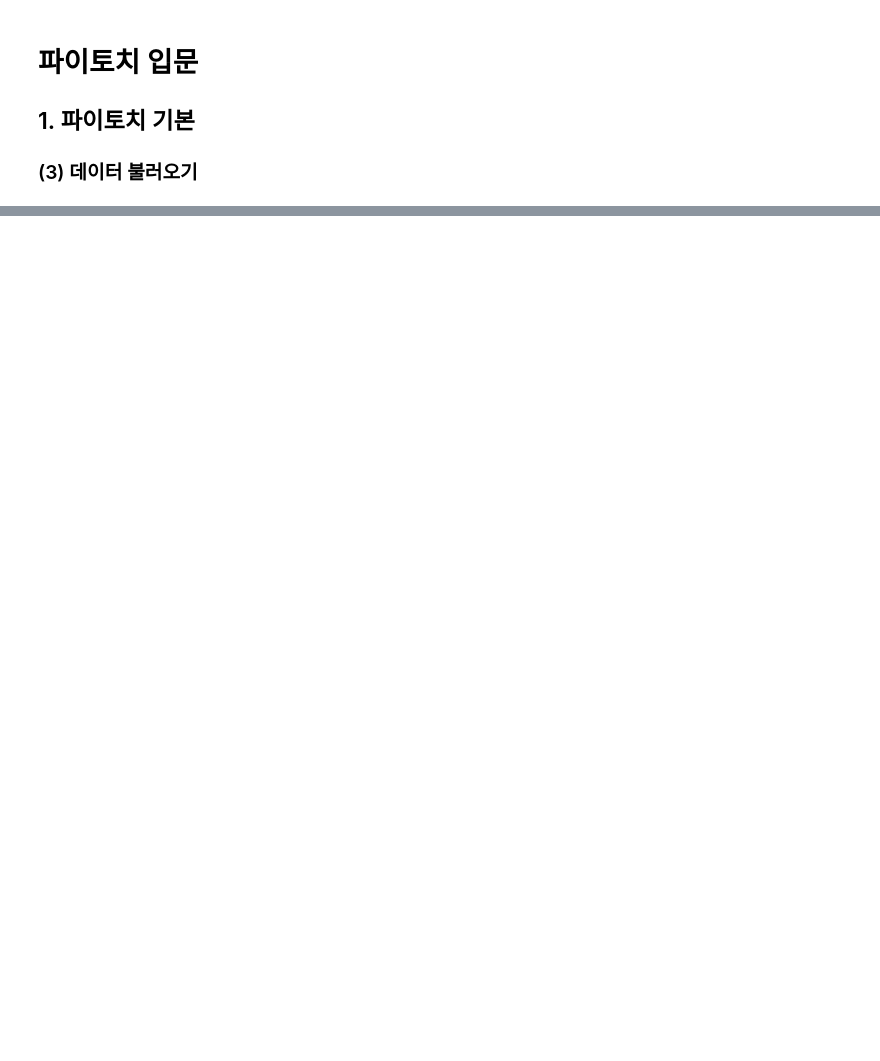
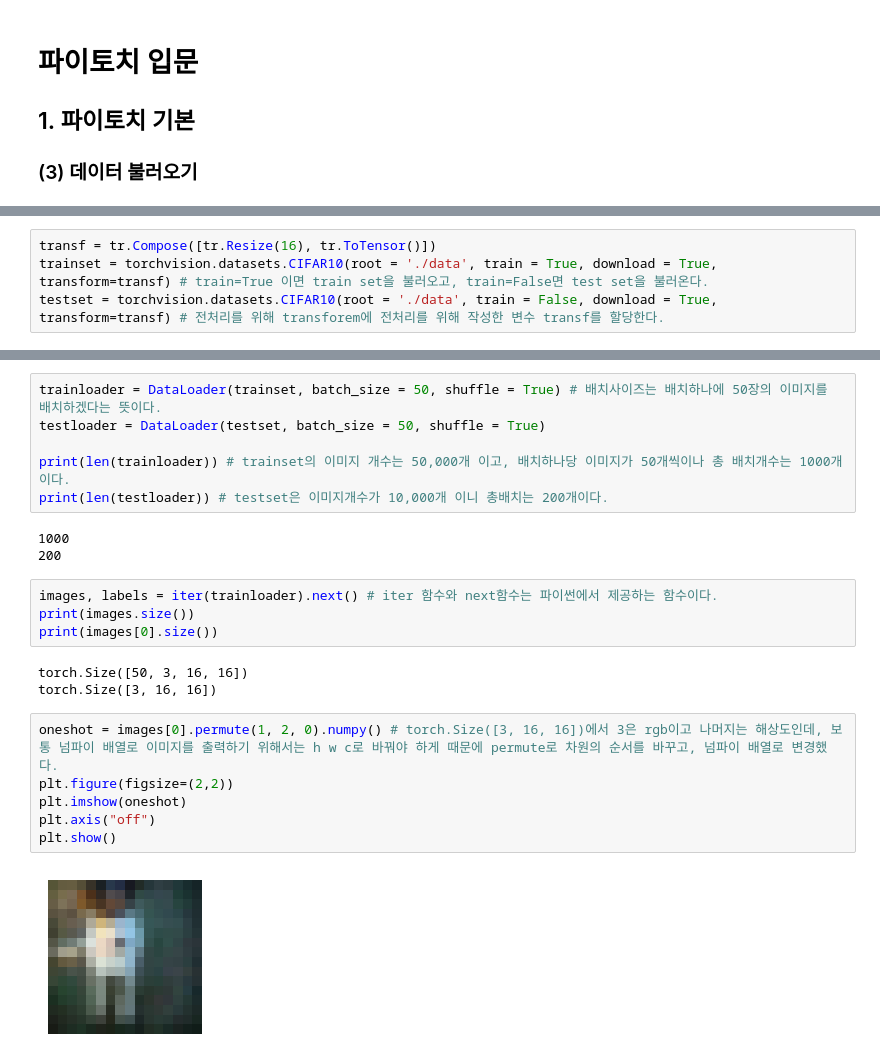
Before and after one commit to aeolian83/deep_learning_pytorch, a Jupyter notebook: pytorch_entry_02.ipynb, the cells around one changed output, grey strips where cells are left out. Drawn from its saved outputs; the diff is of its cells as text; blank space fills up the shorter version.

```diff
--- a/pytorch_entry_02.ipynb
+++ b/pytorch_entry_02.ipynb
@@ -6,0 +16,4 @@
+# %%
+transf = tr.Compose([tr.Resize(16), tr.ToTensor()])
+trainset = torchvision.datasets.CIFAR10(root = './data', train = True, download = True, transform=transf) # train=True 이면 train set을 불러오고, train=False면 test set을 불러온다.
+testset = torchvision.datasets.CIFAR10(root = './data', train = False, download = True, transform=transf) # 전처리를 위해 transforem에 전처리를 위해 작성한 변수 transf를 할당한다.
@@ -6,0 +53,24 @@
+# %%
+trainloader = DataLoader(trainset, batch_size = 50, shuffle = True) # 배치사이즈는 배치하나에 50장의 이미지를 배치하겠다는 뜻이다.
+testloader = DataLoader(testset, batch_size = 50, shuffle = True)
+
+print(len(trainloader)) # trainset의 이미지 개수는 50,000개 이고, 배치하나당 이미지가 50개씩이나 총 배치개수는 1000개이다.
+print(len(testloader)) # testset은 이미지개수가 10,000개 이니 총배치는 200개이다.
+# %% [output]
+1000
+200
+# %%
+images, labels = iter(trainloader).next() # iter 함수와 next함수는 파이썬에서 제공하는 함수이다.
+print(images.size())
+print(images[0].size())
+# %% [output]
+torch.Size([50, 3, 16, 16])
+torch.Size([3, 16, 16])
+# %%
+oneshot = images[0].permute(1, 2, 0).numpy() # torch.Size([3, 16, 16])에서 3은 rgb이고 나머지는 해상도인데, 보통 넘파이 배열로 이미지를 출력하기 위해서는 h w c로 바꿔야 하게 때문에 permute로 차원의 순서를 바꾸고, 넘파이 배열로 변경했다.
+plt.figure(figsize=(2,2))
+plt.imshow(oneshot)
+plt.axis("off")
+plt.show()
+# %% [output]
+[figure, added]
```
Also changed, not shown: parts of 21 cells of this notebook.
